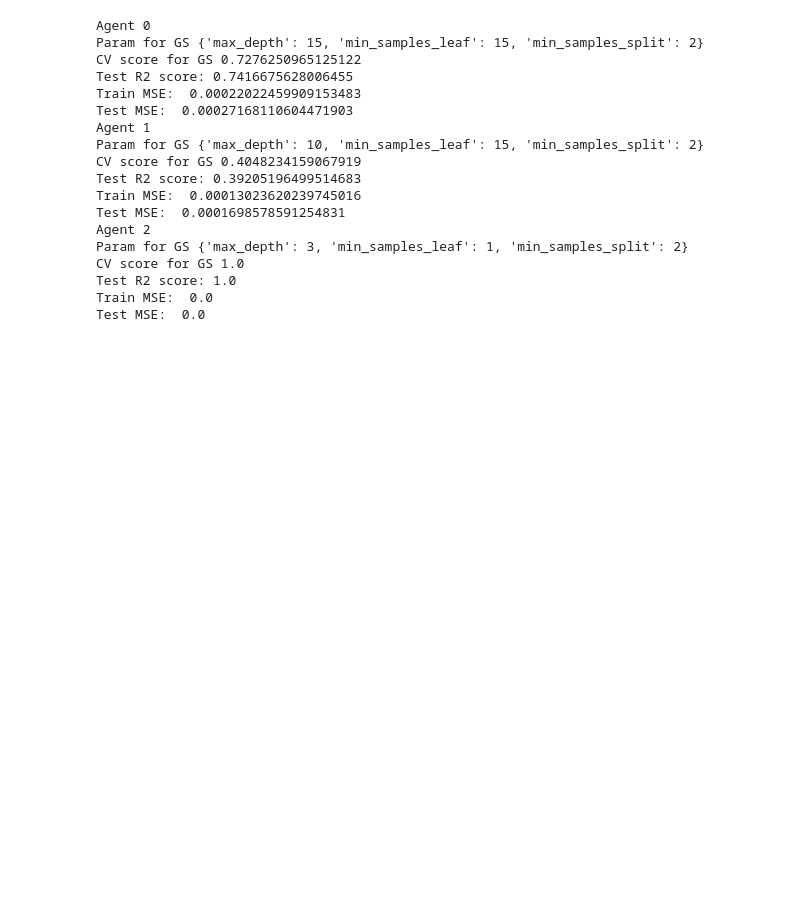
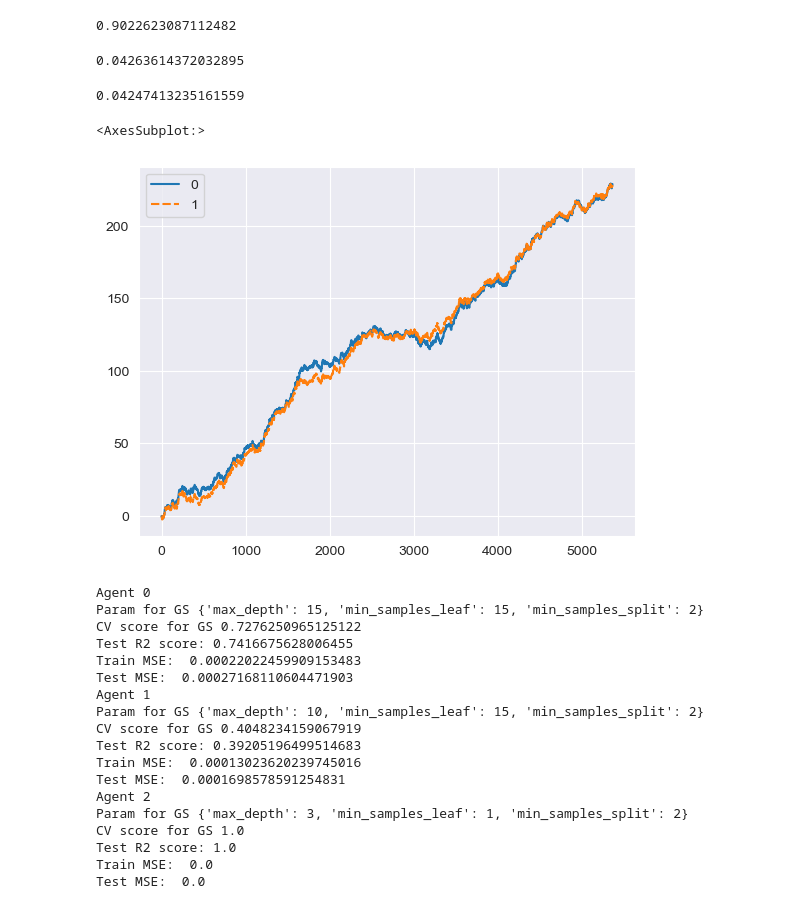
Before and after one commit to keith11119/auction-gym, a Jupyter notebook: src/data_DR_L.ipynb, the cells around one changed output. Drawn from its saved outputs; the diff is of its cells as text; code cells hidden in the pictures; blank space fills up the shorter version.

Commit message:
single surrogate agent utility results

```diff
--- a/src/data_DR_L.ipynb
+++ b/src/data_DR_L.ipynb
@@ -127,7 +130,9 @@ for i, data in enumerate([trained_data, test_data]):
+# %%
+offline_data_key = {'context': 0, 'estimated_CTR': 5, 'value': 6, 'bid': 7, 'gamma': 8, 'true_CTR': 9, 'price': 10, 'second_price': 11, 'won_mask': 12, 'outcome': 13, 'utility': 14}
 # %%
-for agent_id in trained_data.keys():
-    np.savetxt(f'DR_L_train_{agent_id}.csv', trained_data[agent_id])
-    np.savetxt(f'DR_L_test_{agent_id}.csv', test_data[agent_id])
+for data_set in offline_data.keys():
+    for agent_id in offline_data[data_set].keys():
+        np.savetxt(f'DR_L_{data_set}_{agent_id}.csv', offline_data[data_set][agent_id])
 # %%
 from sklearn import tree
 from sklearn.model_selection import GridSearchCV
@@ -186,0 +194,52 @@ Test MSE:  0.005301081250699964
+# %%
+# This is for single agent get replaced by surrogate model
+surrogate_logs = {'outcomes':[], 'won_mask':[], 'prices':[]}
+data_set = 'test'
+surrogate_agent_id = 2
+surrogate_bid = context_bid_estimators[surrogate_agent_id].predict(offline_data[data_set][surrogate_agent_id][:, :5])
+context_num = 5
+for i in range(len(offline_data[data_set][surrogate_agent_id])):
+    # win_mask
+    if offline_data[data_set][surrogate_agent_id][i, offline_data_key['won_mask']] == 1:
+        if (surrogate_bid[i] >= offline_data[data_set][surrogate_agent_id][i, offline_data_key['bid']]) or (surrogate_bid[i] >= offline_data[data_set][surrogate_agent_id][i, offline_data_key['second_price']]):
+            surrogate_logs['won_mask'].append(True)
+            surrogate_logs['outcomes'].append(offline_data[data_set][surrogate_agent_id][i, offline_data_key['outcome']])
+            surrogate_logs['prices'].append(surrogate_bid[i])
+        else:
+            surrogate_logs['won_mask'].append(False)
+            surrogate_logs['outcomes'].append(0)
+            surrogate_logs['prices'].append(offline_data[data_set][surrogate_agent_id][i, offline_data_key['price']])
+    else:
+        if (surrogate_bid[i] >= offline_data[data_set][surrogate_agent_id][i, offline_data_key['price']]):
+            surrogate_logs['won_mask'].append(True)
+            outcome = rng.binomial(1, offline_data[data_set][surrogate_agent_id][i, offline_data_key['true_CTR']])
+            surrogate_logs['outcomes'].append(outcome)
+            surrogate_logs['prices'].append(surrogate_bid[i])
+        else:
+            surrogate_logs['won_mask'].append(False)
+            surrogate_logs['outcomes'].append(0)
+            surrogate_logs['prices'].append(offline_data[data_set][surrogate_agent_id][i, offline_data_key['price']])
+
+surrogate_won_mask = np.array(surrogate_logs['won_mask'])
+surrogate_outcomes = np.array(surrogate_logs['outcomes'])
+surrogate_prices = np.array(surrogate_logs['prices'])
+surrogate_utilities = np.zeros_like(offline_data[data_set][surrogate_agent_id][:, offline_data_key['value']])
+surrogate_utilities[surrogate_won_mask] = (offline_data[data_set][surrogate_agent_id][:, offline_data_key['value']][surrogate_won_mask] * surrogate_outcomes[surrogate_won_mask]) - surrogate_prices[surrogate_won_mask]
+# %%
+from sklearn.metrics import r2_score
+r2_score(offline_data[data_set][surrogate_agent_id][:, offline_data_key['utility']], surrogate_utilities)
+# %% [output]
+0.9022623087112482
+# %%
+surrogate_utilities.mean()
+# %% [output]
+0.04263614372032895
+# %%
+offline_data[data_set][surrogate_agent_id][:, offline_data_key['utility']].mean()
+# %% [output]
+0.04247413235161559
+# %%
+sns.lineplot(data=[surrogate_utilities.cumsum(), offline_data[data_set][surrogate_agent_id][:, offline_data_key['utility']].cumsum()])
+# %% [output]
+<AxesSubplot:>
+[figure, added]
```
Also changed, not shown: parts of 9 cells of this notebook, 2 other files.
